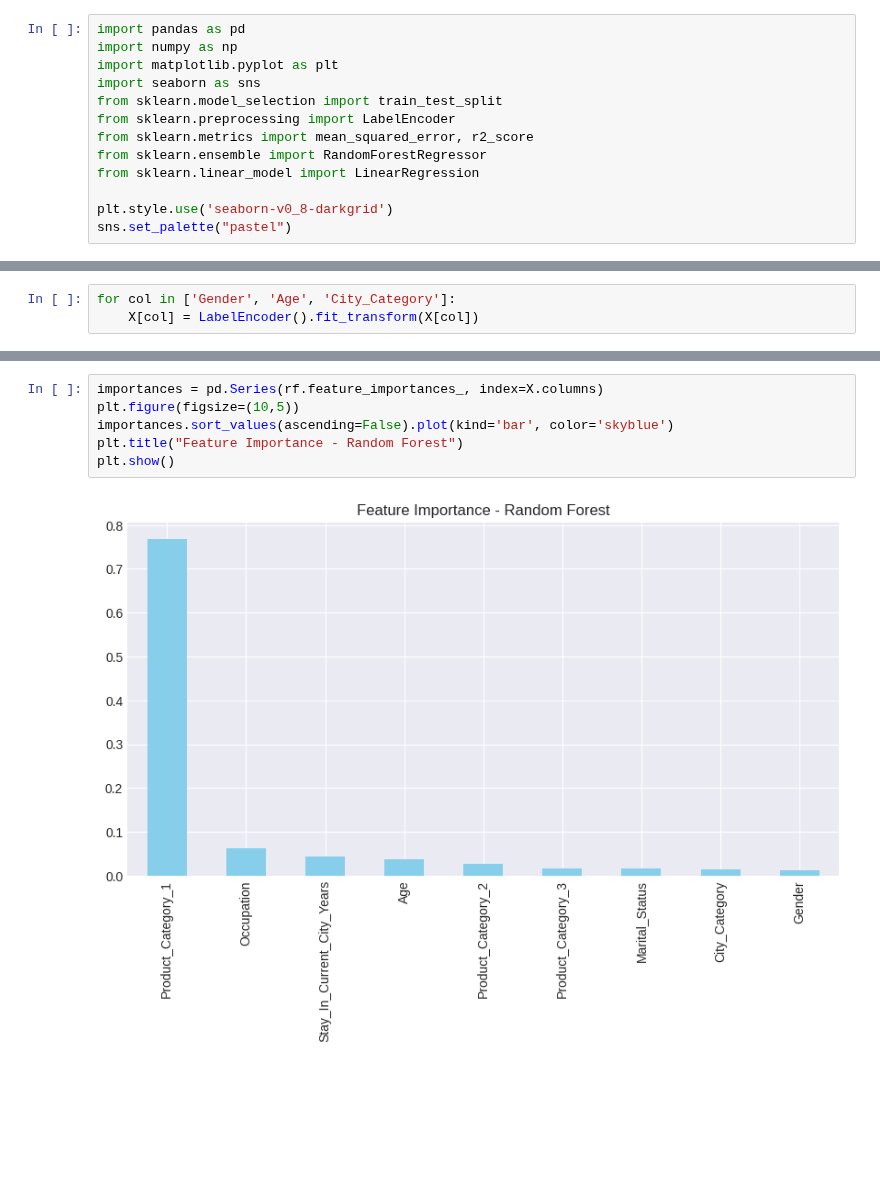
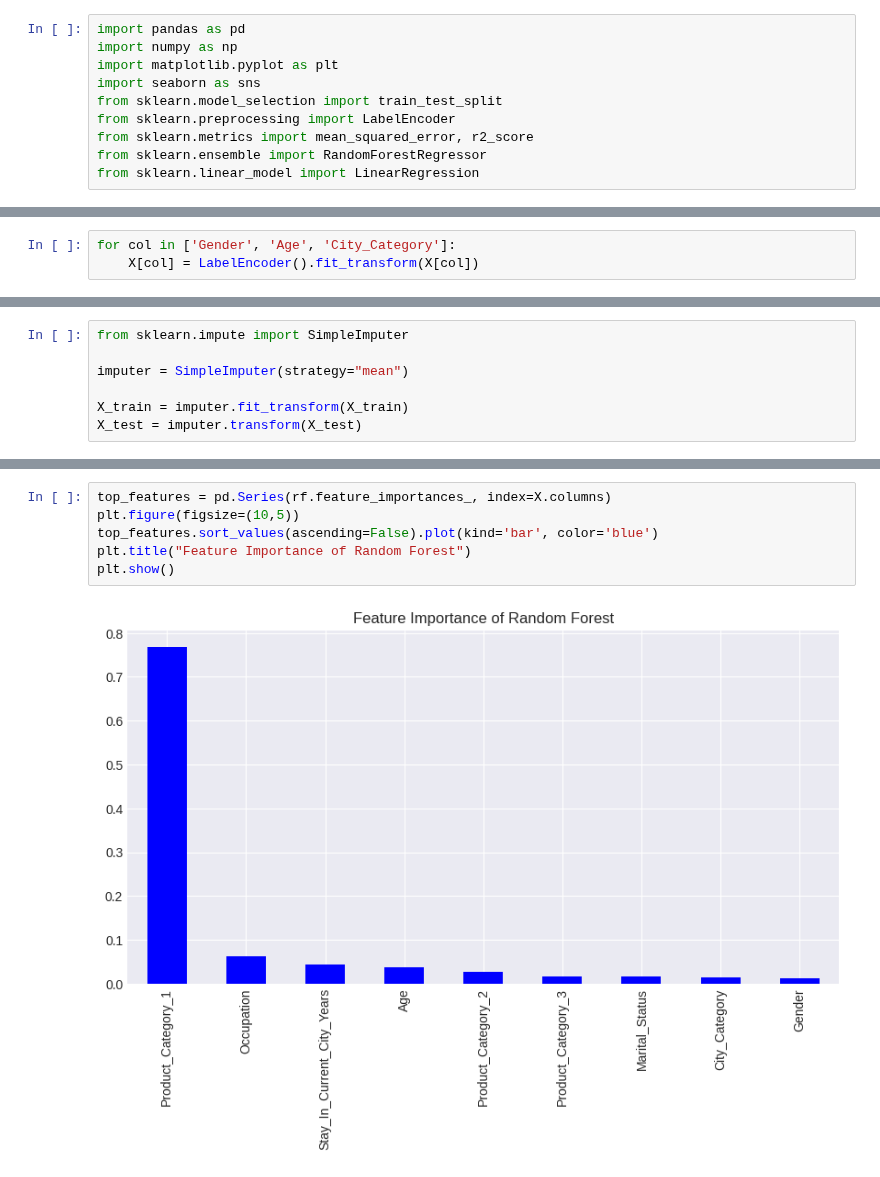
Before and after one commit to karthikeyapolakonda/Black-Friday-Sales-Prediction, a Jupyter notebook: Black_Friday_Sales_Prediction.ipynb, the cells around one changed output, grey strips where cells are left out. Cells and saved outputs as stored; diff of their text form; blank space fills up the shorter version.

```diff
--- a/Black_Friday_Sales_Prediction.ipynb
+++ b/Black_Friday_Sales_Prediction.ipynb
@@ -10,9 +10,6 @@ from sklearn.preprocessing import LabelEncoder
 from sklearn.metrics import mean_squared_error, r2_score
 from sklearn.ensemble import RandomForestRegressor
 from sklearn.linear_model import LinearRegression
-
-plt.style.use('seaborn-v0_8-darkgrid')
-sns.set_palette("pastel")
 # %%
 data = pd.read_csv("BlackFridaySales.csv")
 print("Dataset Loaded Successfully!")
@@ -105,3 +128,10 @@ Test Size: (110014, 9)
+# %%
+from sklearn.impute import SimpleImputer
+
+imputer = SimpleImputer(strategy="mean")
+
+X_train = imputer.fit_transform(X_train)
+X_test = imputer.transform(X_test)
 # %%
 lr = LinearRegression()
 lr.fit(X_train, y_train)
@@ -127,12 +156,12 @@ Random Forest Results:
 R² Score: 0.6274843358555339
 RMSE: 3059.394647572623
 # %%
-importances = pd.Series(rf.feature_importances_, index=X.columns)
+top_features = pd.Series(rf.feature_importances_, index=X.columns)
 plt.figure(figsize=(10,5))
-importances.sort_values(ascending=False).plot(kind='bar', color='skyblue')
-plt.title("Feature Importance - Random Forest")
+top_features.sort_values(ascending=False).plot(kind='bar', color='blue')
+plt.title("Feature Importance of Random Forest")
 plt.show()
 # %% [output]
-[figure, old version]
+[figure, new version]
 # %%
 numeric_data = data.select_dtypes(include=['int64', 'float64'])
```
Also changed, not shown: parts of 12 cells of this notebook.
